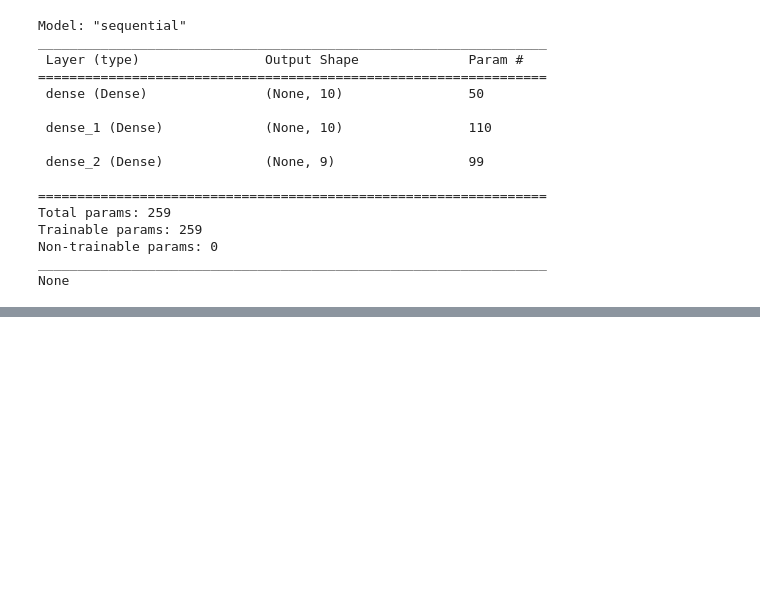
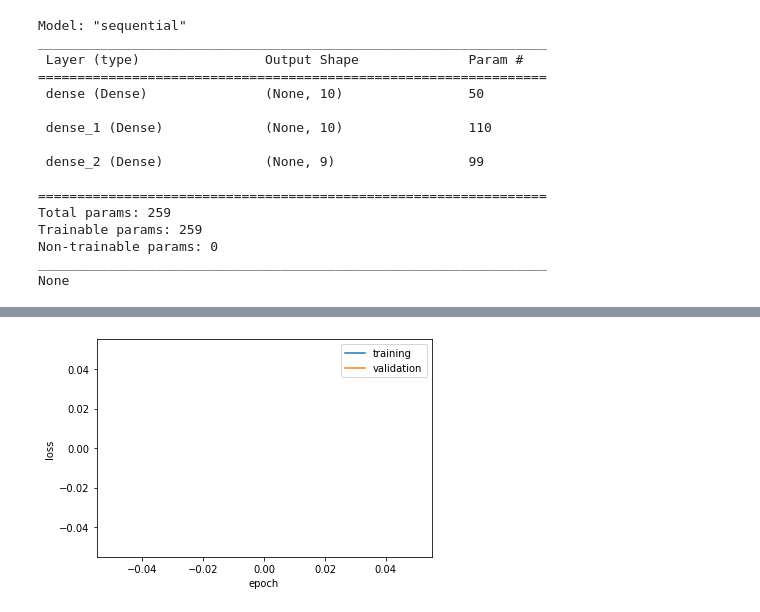
Before and after one commit to shaheerzubery/Deeplearning, a Jupyter notebook: Underwater_dataSet_using_Multilayer_NN.ipynb, the cells around one changed output, grey strips where cells are left out. Saved outputs shown, nothing was run; the diff lists cells and outputs as text; code cells hidden in the pictures; blank space fills up the shorter version.

```diff
--- a/Underwater_dataSet_using_Multilayer_NN.ipynb
+++ b/Underwater_dataSet_using_Multilayer_NN.ipynb
@@ -84,3 +89,6 @@ x_train  = x_train.astype('float32')
 x_test = x_test.astype('float32')
 
 # Set data types for categorical labels
+y_train = utils.to_categorical(y_train)
+y_test = utils.to_categorical(y_test)
+print('Ready...')
@@ -117,3 +127,6 @@ opt = optimizers.Adam(lr = learning_rate)
 
 model.compile(loss = 'categorical_crossentropy', optimizer=opt, metrics = ['accuracy'])
 num_epoch = 10
+# %%
+
+history = model.fit(x_train, y_train, epochs=num_epoch, batch_size=10, validation_data=(x_test, y_test))
@@ -119,0 +154,15 @@ num_epoch = 10
+# %%
+import matplotlib.pyplot as plt
+%matplotlib inline
+
+epoch_num = range(1,num_epoch +1)
+training_loss = history.history['loss']
+validation_loss = history.history['val_loss']
+plt.plot(epoch_num, training_loss)
+plt.plot(epoch_num, validation_loss)
+plt.xlabel('epoch')
+plt.ylabel('loss')
+plt.legend(['training', 'validation'], loc='upper right')
+plt.show()
+# %% [output]
+[figure, added]
```
Also changed, not shown: parts of 7 cells of this notebook.
